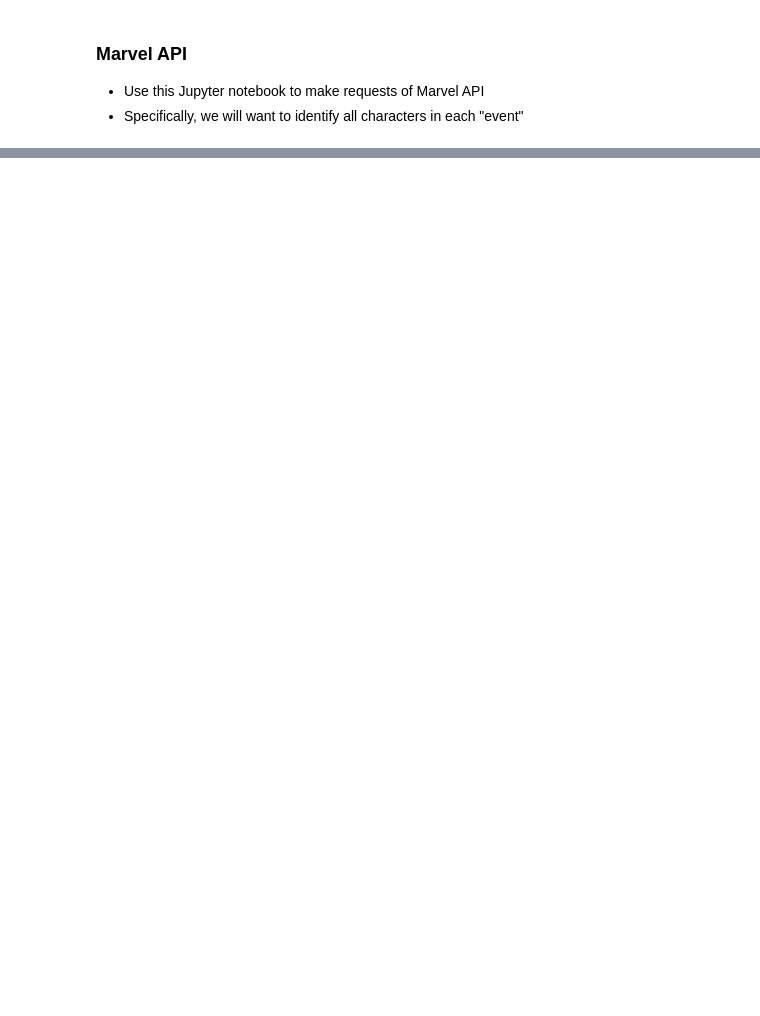
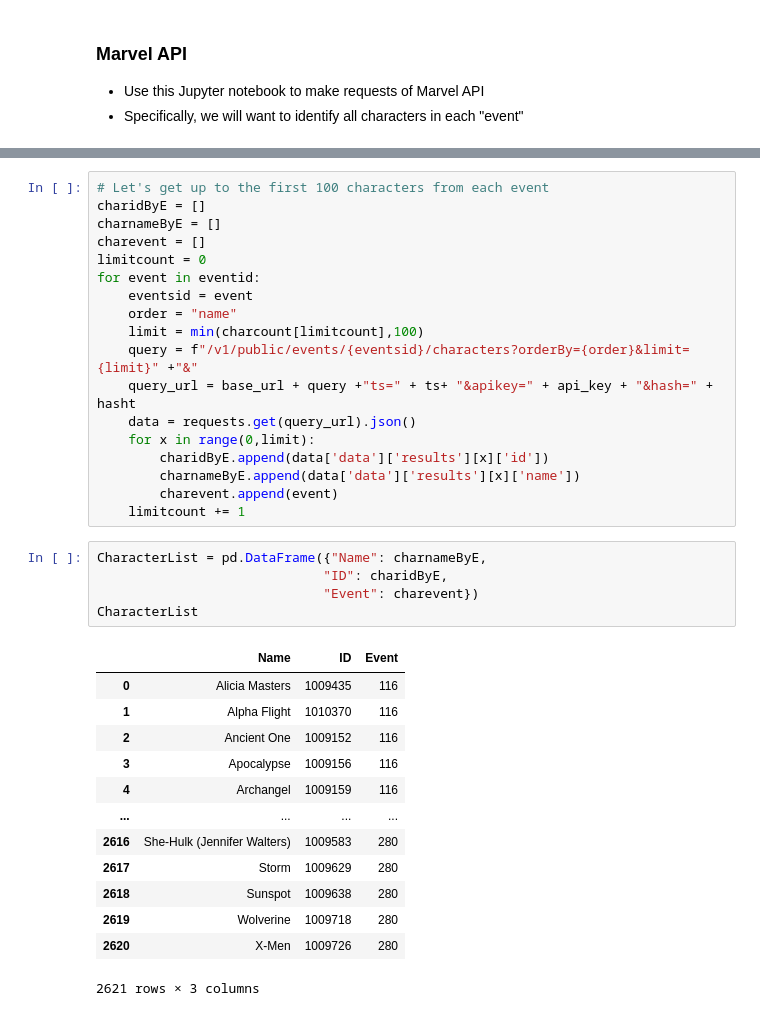
Before and after one commit to pnisenson/marvel-star, a Jupyter notebook: MarvelAPI.ipynb, the cells around one changed output, grey strips where cells are left out. Cells and saved outputs as stored; diff of their text form; blank space fills up the shorter version.

```diff
--- a/MarvelAPI.ipynb
+++ b/MarvelAPI.ipynb
@@ -51,0 +150,37 @@ ImportError: cannot import name 'priv_key' from 'api_keys' (C:\Users\littl\Deskt
+# %%
+# Let's get up to the first 100 characters from each event
+charidByE = []
+charnameByE = []
+charevent = []
+limitcount = 0
+for event in eventid:
+    eventsid = event
+    order = "name"
+    limit = min(charcount[limitcount],100)
+    query = f"/v1/public/events/{eventsid}/characters?orderBy={order}&limit={limit}" +"&"
+    query_url = base_url + query +"ts=" + ts+ "&apikey=" + api_key + "&hash=" + hasht
+    data = requests.get(query_url).json()
+    for x in range(0,limit):
+        charidByE.append(data['data']['results'][x]['id'])
+        charnameByE.append(data['data']['results'][x]['name'])
+        charevent.append(event)
+    limitcount += 1
+# %%
+CharacterList = pd.DataFrame({"Name": charnameByE,
+                             "ID": charidByE,
+                             "Event": charevent})
+CharacterList
+# %% [output]
+|  | Name | ID | Event |
+| 0 | Alicia Masters | 1009435 | 116 |
+| 1 | Alpha Flight | 1010370 | 116 |
+| 2 | Ancient One | 1009152 | 116 |
+| 3 | Apocalypse | 1009156 | 116 |
+| 4 | Archangel | 1009159 | 116 |
+| ... | ... | ... | ... |
+| 2616 | She-Hulk (Jennifer Walters) | 1009583 | 280 |
+| 2617 | Storm | 1009629 | 280 |
+| 2618 | Sunspot | 1009638 | 280 |
+| 2619 | Wolverine | 1009718 | 280 |
+| 2620 | X-Men | 1009726 | 280 |
+2621 rows × 3 columns
```
Also changed, not shown: parts of 8 cells of this notebook.
